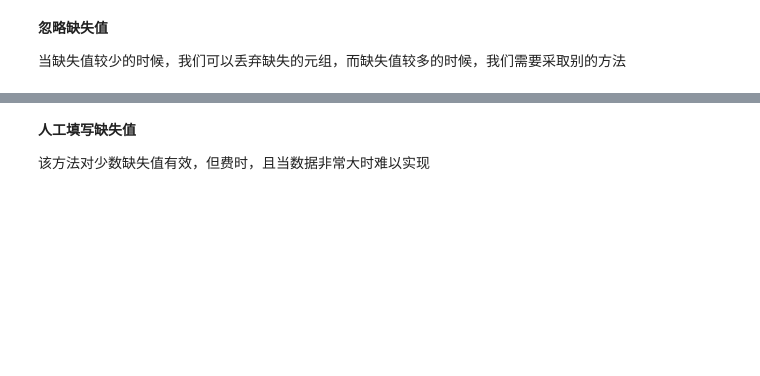
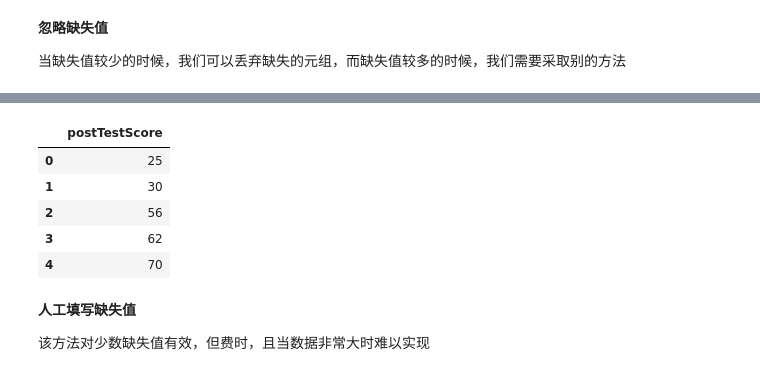
Before and after one commit to xyt556/Big_Data_Test, a Jupyter notebook: Data_preprocess/数据预处理.ipynb, the cells around one changed output, grey strips where cells are left out. Saved outputs shown, nothing was run; the diff lists cells and outputs as text; code cells hidden in the pictures; blank space fills up the shorter version.

```diff
--- a/Data_preprocess/数据预处理.ipynb
+++ b/Data_preprocess/数据预处理.ipynb
@@ -224,3 +231,13 @@ df.dropna(axis=0)
+# %%
+## 删除缺失值所在的元组（列）
+df.dropna(axis=1)
+# %% [output]
+|  | postTestScore |
+| 0 | 25 |
+| 1 | 30 |
+| 2 | 56 |
+| 3 | 62 |
+| 4 | 70 |
 # %% [markdown]
 **⼈⼯填写缺失值**
 
```
Also changed, not shown: parts of 25 cells of this notebook, 6 other files.
